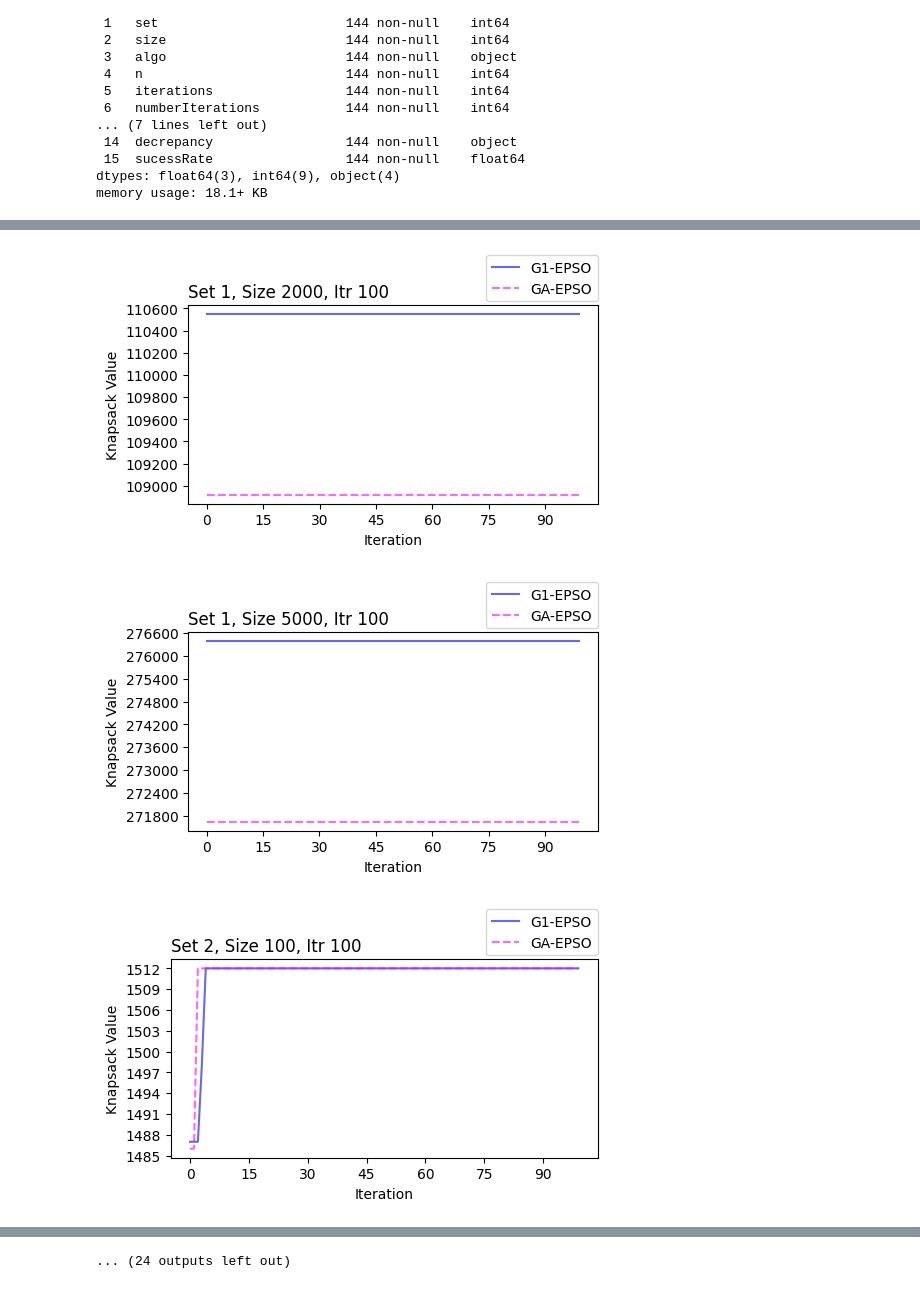
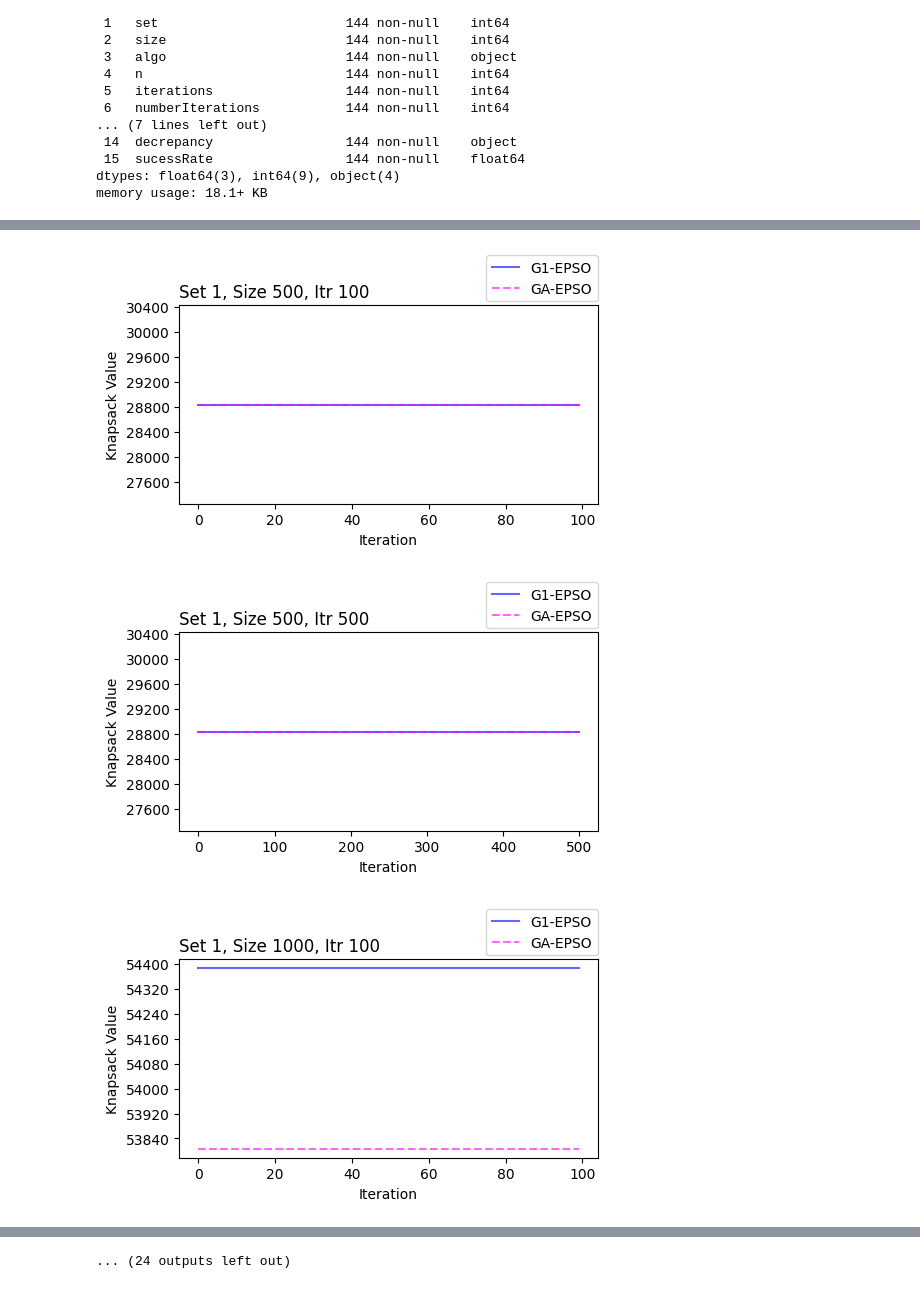
Before and after one commit to Jenloke/Enhance-MetaHeuristic-Algo, a Jupyter notebook: visualization_new.ipynb, the cells around one changed output, grey strips where cells are left out. Saved outputs shown, nothing was run; the diff lists cells and outputs as text; code cells hidden in the pictures.

```diff
--- a/visualization_new.ipynb
+++ b/visualization_new.ipynb
@@ -40,13 +39,13 @@ table_convergenceSpeed = table_algo[['set', 'size', 'iterations', 'algo', 'best_
 # Objective 1
 algo = ['test_hsa', 'test_pso']
 
-for itr in iterations:
-	for set in sets:
-		for size in sizes:
+for set in sets:
+	for size in sizes:
+		for itr in iterations:
 			graphtable = table_convergenceSpeed.loc[(table_convergenceSpeed['set'] == set) & (table_convergenceSpeed['size'] == size) & (table_convergenceSpeed['iterations'] == itr)]
 			# fig = plt.figure()
 			fig, ax = plt.subplots(figsize=(5,3), layout='constrained')
-			ax.xaxis.set_major_locator(MaxNLocator(integer=True))
+			# ax.xaxis.set_major_locator(MaxNLocator(integer=True))
 			ax.yaxis.set_major_locator(MaxNLocator(integer=True))
 
 			for a in algo:
@@ -86,13 +85,13 @@ for itr in iterations:
 # Objective 2
 algo = ['test_g1_epso', 'test_ga_epso']
 
-for itr in iterations:
-	for set in sets:
-		for size in sizes:
+for set in sets:
+	for size in sizes:
+		for itr in iterations:
 			graphtable = table_convergenceSpeed.loc[(table_convergenceSpeed['set'] == set) & (table_convergenceSpeed['size'] == size) & (table_convergenceSpeed['iterations'] == itr)]
 			# fig = plt.figure()
 			fig, ax = plt.subplots(figsize=(5,3), layout='constrained')
-			ax.xaxis.set_major_locator(MaxNLocator(integer=True))
+			# ax.xaxis.set_major_locator(MaxNLocator(integer=True))
 			ax.yaxis.set_major_locator(MaxNLocator(integer=True))
 
 			for a in algo:
@@ -122,3 +121,3 @@ for itr in iterations:
-[figure, old version]
+[figure, new version]
-[figure, old version]
+[figure, new version]
-[figure, old version]
+[figure, new version]
```
Also changed, not shown: parts of 4 cells of this notebook.
